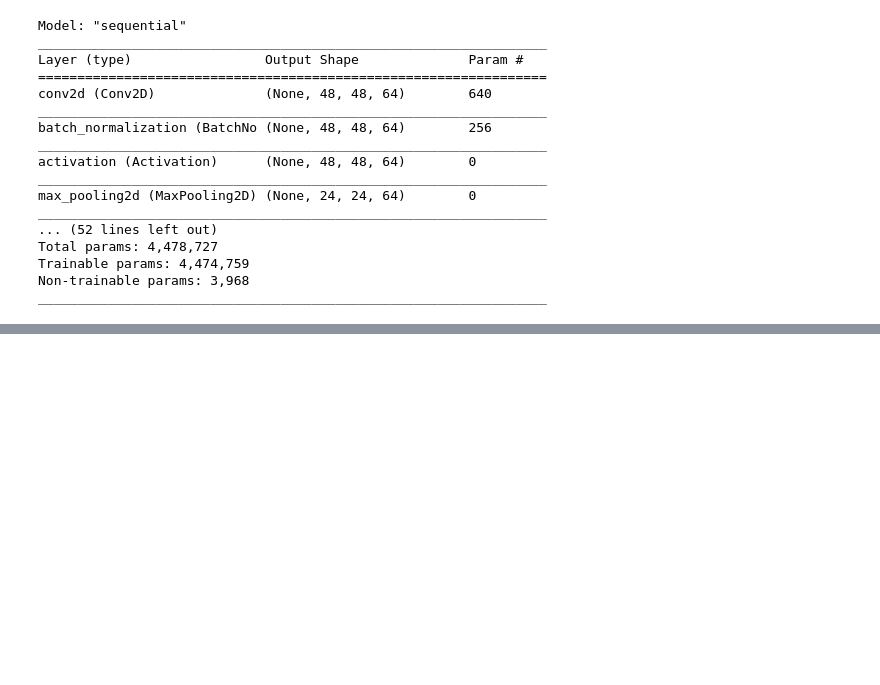
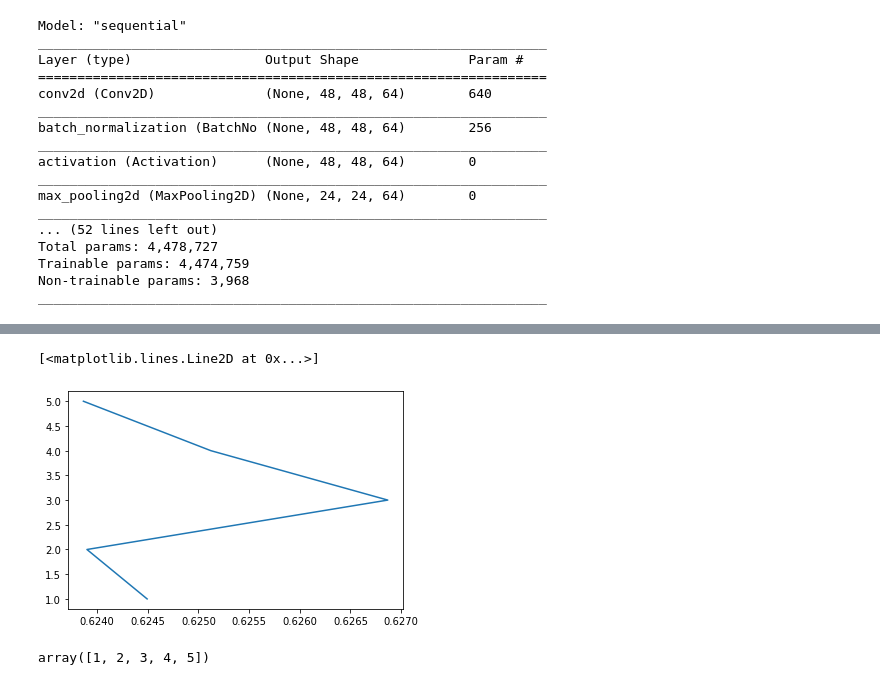
Before and after one commit to romilshah525/emotion-classifier, a Jupyter notebook: Facial_Expression_Training.ipynb, the cells around one changed output, grey strips where cells are left out. Cells and saved outputs as stored; diff of their text form; code cells hidden in the pictures; blank space fills up the shorter version.

```diff
--- a/Facial_Expression_Training.ipynb
+++ b/Facial_Expression_Training.ipynb
@@ -139,7 +137,8 @@ reduce_lr = ReduceLROnPlateau(monitor='val_loss', factor=0.1,
                               patience=2, min_lr=0.00001, mode='auto')
 checkpoint = ModelCheckpoint("model_weights.h5", monitor='val_accuracy',
                              save_weights_only=True, mode='max', verbose=1)
-callbacks = [PlotLossesKerasTF(), checkpoint, reduce_lr]
+# callbacks = [PlotLossesKerasTF(), checkpoint, reduce_lr]
+callbacks = [checkpoint, reduce_lr]
 
 history = model.fit(
     x=train_generator,
@@ -182,0 +169,10 @@ KeyboardInterrupt
+# %%
+
+history2 = model.fit(
+    x=train_generator,
+    steps_per_epoch=steps_per_epoch,
+    epochs=5,
+    validation_data = validation_generator,
+    validation_steps = validation_steps,
+    callbacks=callbacks
+)
@@ -184,3 +198,5 @@ KeyboardInterrupt
 model_json = model.to_json()
 with open("model.json", "w") as json_file:
     json_file.write(model_json)
+# %%
+hist = model.history
@@ -186,0 +223,9 @@ with open("model.json", "w") as json_file:
+# %%
+plt.plot(hist.history["accuracy"], )
+# %% [output]
+[<matplotlib.lines.Line2D at 0x...>]
+[figure, added]
+# %%
+np.arange(1, len(hist.history["accuracy"])+1)
+# %% [output]
+array([1, 2, 3, 4, 5])
```
Also changed, not shown: parts of 7 cells of this notebook, 6 other files.
